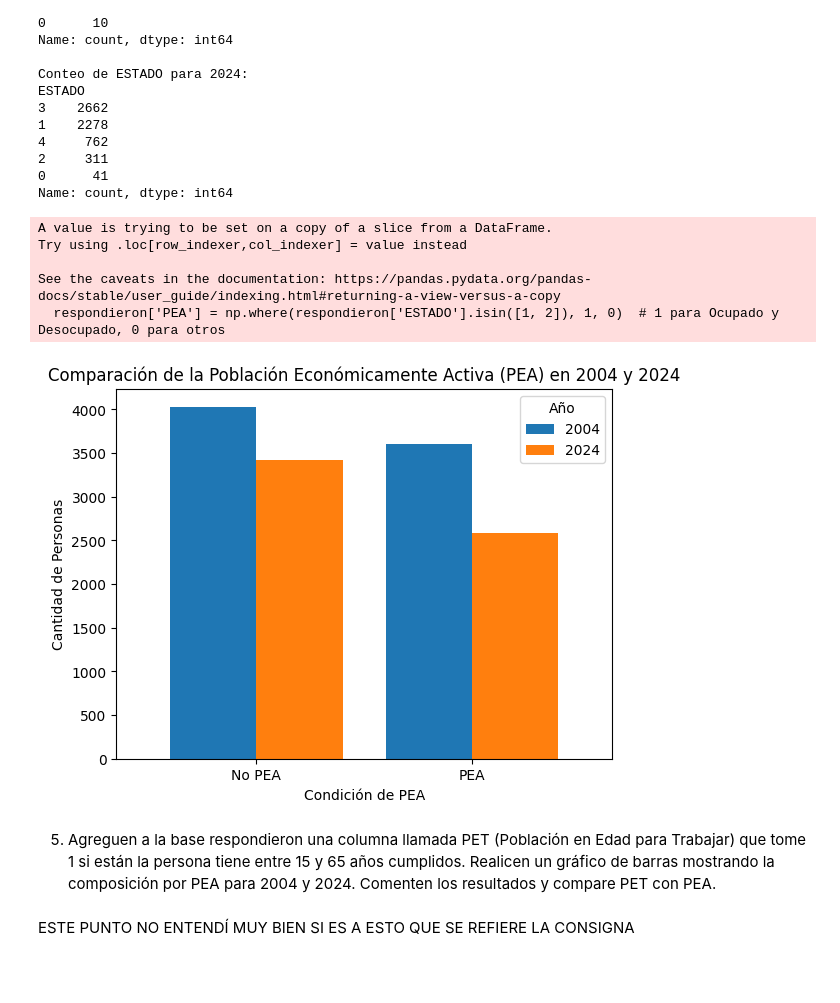
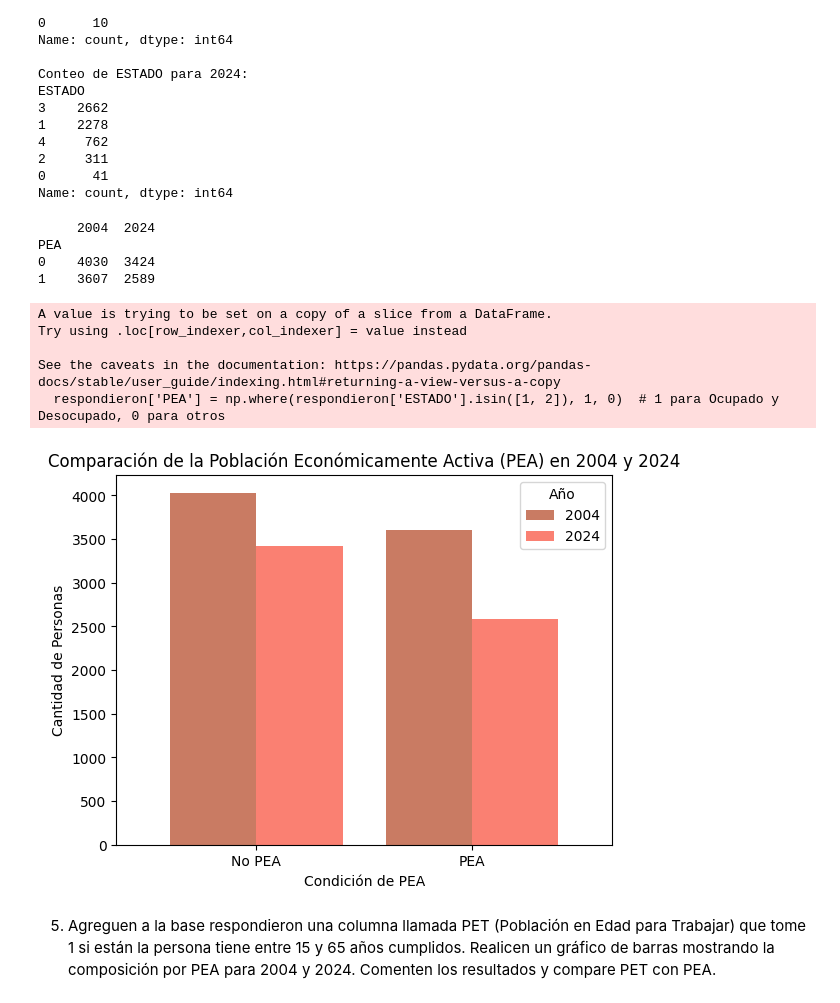
Before and after one commit to Freverendo/CC408-T13, a Jupyter notebook: TP3/TP3respuestas.ipynb, the cells around one changed output. Saved outputs shown, nothing was run; the diff lists cells and outputs as text; code cells hidden in the pictures; blank space fills up the shorter version.

```diff
--- a/TP3/TP3respuestas.ipynb
+++ b/TP3/TP3respuestas.ipynb
@@ -377,34 +376,39 @@ Name: count, dtype: int64
 # %%
 import numpy as np
 
 # Agregamos la columna PEA
 respondieron['PEA'] = np.where(respondieron['ESTADO'].isin([1, 2]), 1, 0)  # 1 para Ocupado y Desocupado, 0 para otros
 
 # Filtramos los datos para los años 2004 y 2024
 respondieron_2004 = respondieron[respondieron['ANO4'] == 2004]
 respondieron_2024 = respondieron[respondieron['ANO4'] == 2024]
 
 # Contamos la cantidad de Población Económicamente Activa y no activa para ambos años
 composicion_2004 = respondieron_2004['PEA'].value_counts()
 composicion_2024 = respondieron_2024['PEA'].value_counts()
 
 # Creamos un DataFrame para visualizarlos mejor
 composicion_df = pd.DataFrame({'2004': composicion_2004, '2024': composicion_2024}).fillna(0)
+print(composicion_df)
 
 # Graficamos la composición por PEA para 2004 y 2024
-composicion_df.plot(kind='bar', width=0.8)
+composicion_df.plot(kind='bar', width=0.8,  color=['#c97b63', 'salmon'])
 plt.title('Comparación de la Población Económicamente Activa (PEA) en 2004 y 2024')
 plt.xlabel('Condición de PEA')
 plt.ylabel('Cantidad de Personas')
 plt.xticks(ticks=[0, 1], labels=['No PEA', 'PEA'], rotation=0)
 plt.legend(title='Año', loc='upper right')
 plt.show()
 # %% [output]
-A value is trying to be set on a copy of a slice from a DataFrame.
-Try using .loc[row_indexer,col_indexer] = value instead
-
-See the caveats in the documentation: https://pandas.pydata.org/pandas-docs/stable/user_guide/indexing.html#returning-a-view-versus-a-copy
-  respondieron['PEA'] = np.where(respondieron['ESTADO'].isin([1, 2]), 1, 0)  # 1 para Ocupado y Desocupado, 0 para otros
+     2004  2024
+PEA
+0    4030  3424
+1    3607  2589
+A value is trying to be set on a copy of a slice from a DataFrame.
+Try using .loc[row_indexer,col_indexer] = value instead
+
+See the caveats in the documentation: https://pandas.pydata.org/pandas-docs/stable/user_guide/indexing.html#returning-a-view-versus-a-copy
+  respondieron['PEA'] = np.where(respondieron['ESTADO'].isin([1, 2]), 1, 0)  # 1 para Ocupado y Desocupado, 0 para otros
-[figure, old version]
+[figure, new version]
 # %% [markdown]
 5. Agreguen a la base respondieron una columna llamada PET (Población en Edad para Trabajar) que tome 1 si están la persona tiene entre 15 y 65 años cumplidos. Realicen un gráfico de barras mostrando la composición por PEA para 2004 y 2024. Comenten los resultados y compare PET con PEA.
@@ -417,2 +414,0 @@ respondieron = pd.concat([respondieron, pet_column], axis=1)
-# %% [markdown]
-ESTE PUNTO NO ENTENDÍ MUY BIEN SI ES A ESTO QUE SE REFIERE LA CONSIGNA
```
Also changed, not shown: parts of 11 cells of this notebook, 2 other files.
